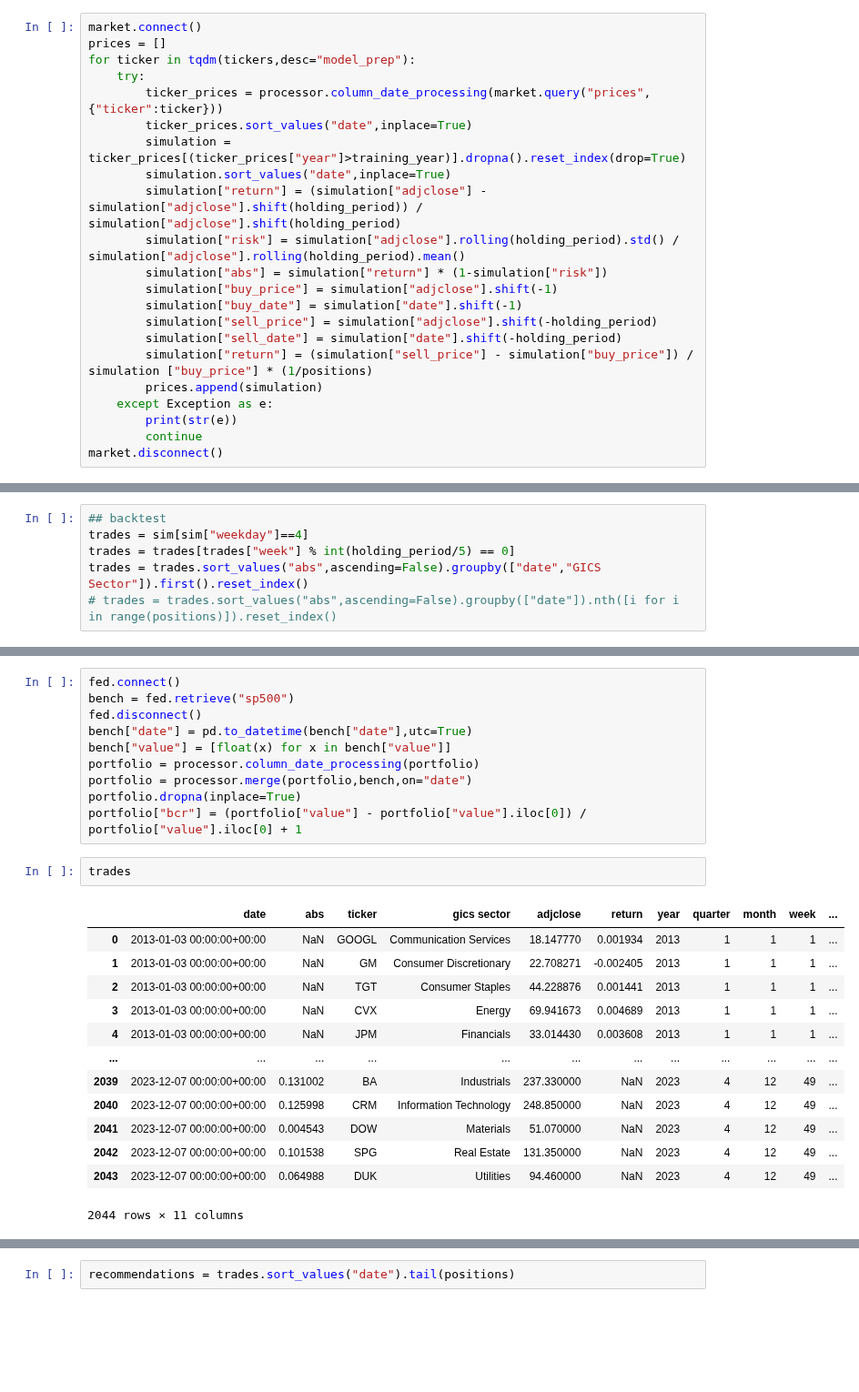
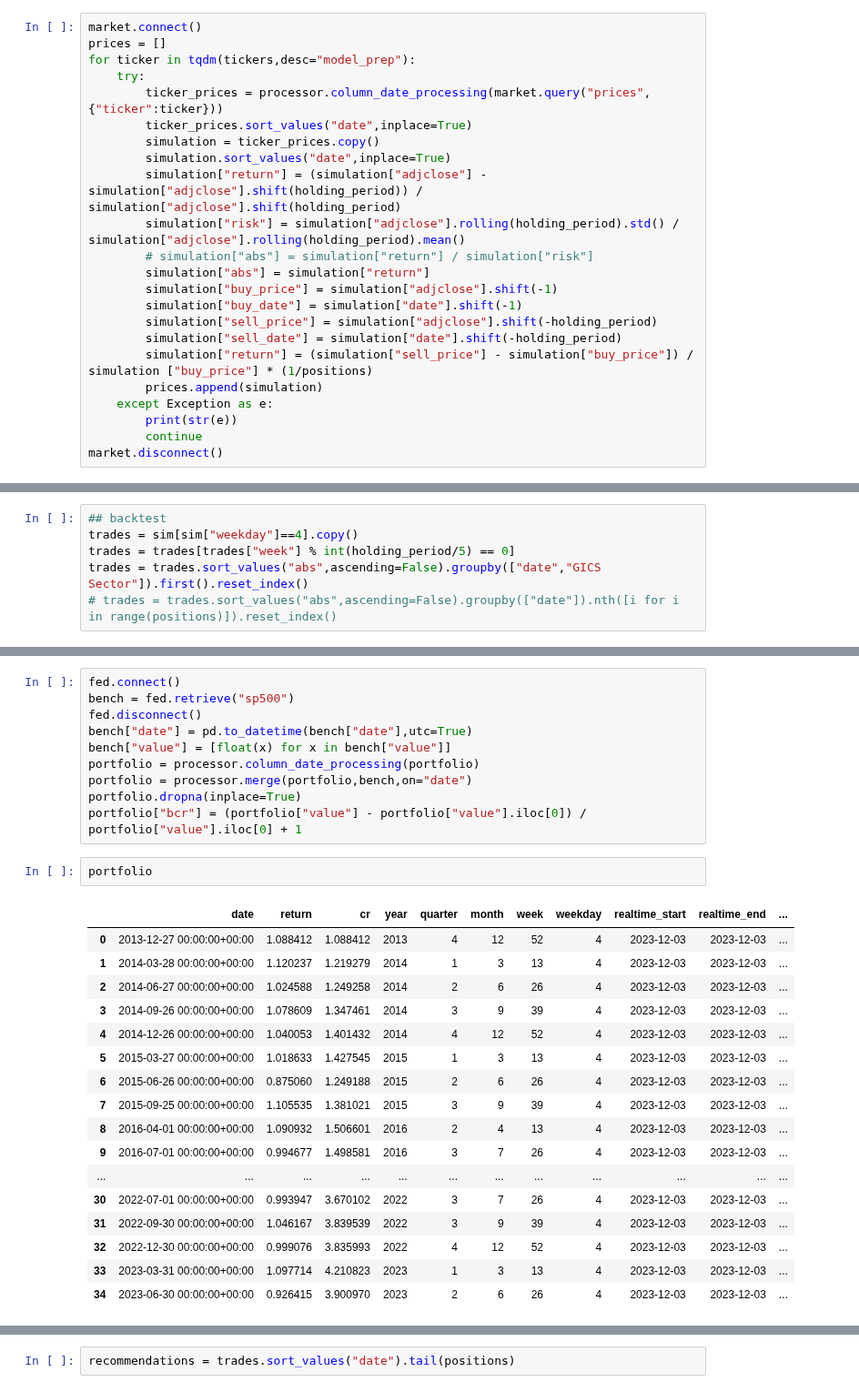
Before and after one commit to chung-ejy/sapling, a Jupyter notebook: rapidroses.ipynb, the cells around one changed output, grey strips where cells are left out. Shown at 91% size. Drawn from its saved outputs; the diff is of its cells as text; blank space fills up the shorter version.

```diff
--- a/rapidroses.ipynb
+++ b/rapidroses.ipynb
@@ -29,11 +29,12 @@ for ticker in tqdm(tickers,desc="model_prep"):
     try:
         ticker_prices = processor.column_date_processing(market.query("prices",{"ticker":ticker}))
         ticker_prices.sort_values("date",inplace=True)
-        simulation = ticker_prices[(ticker_prices["year"]>training_year)].dropna().reset_index(drop=True)
+        simulation = ticker_prices.copy()
         simulation.sort_values("date",inplace=True)
         simulation["return"] = (simulation["adjclose"] - simulation["adjclose"].shift(holding_period)) / simulation["adjclose"].shift(holding_period)
         simulation["risk"] = simulation["adjclose"].rolling(holding_period).std() / simulation["adjclose"].rolling(holding_period).mean()
-        simulation["abs"] = simulation["return"] * (1-simulation["risk"])
+        # simulation["abs"] = simulation["return"] / simulation["risk"]
+        simulation["abs"] = simulation["return"]
         simulation["buy_price"] = simulation["adjclose"].shift(-1)
         simulation["buy_date"] = simulation["date"].shift(-1)
         simulation["sell_price"] = simulation["adjclose"].shift(-holding_period)
@@ -107,7 +55,7 @@ sim.sort_values("date",inplace=True)
 sim = processor.merge(sim,sp500,on="ticker")
 # %%
 ## backtest
-trades = sim[sim["weekday"]==4]
+trades = sim[sim["weekday"]==4].copy()
 trades = trades[trades["week"] % int(holding_period/5) == 0]
 trades = trades.sort_values("abs",ascending=False).groupby(["date","GICS Sector"]).first().reset_index()
 # trades = trades.sort_values("abs",ascending=False).groupby(["date"]).nth([i for i in range(positions)]).reset_index()
@@ -130,21 +78,25 @@ portfolio = processor.merge(portfolio,bench,on="date")
 portfolio.dropna(inplace=True)
 portfolio["bcr"] = (portfolio["value"] - portfolio["value"].iloc[0]) / portfolio["value"].iloc[0] + 1
 # %%
-trades
+portfolio
 # %% [output]
-|  | date | abs | ticker | gics sector | adjclose | return | year | quarter | month | week | ... |
-| 0 | 2013-01-03 00:00:00+00:00 | NaN | GOOGL | Communication Services | 18.147770 | 0.001934 | 2013 | 1 | 1 | 1 | ... |
-| 1 | 2013-01-03 00:00:00+00:00 | NaN | GM | Consumer Discretionary | 22.708271 | -0.002405 | 2013 | 1 | 1 | 1 | ... |
-| 2 | 2013-01-03 00:00:00+00:00 | NaN | TGT | Consumer Staples | 44.228876 | 0.001441 | 2013 | 1 | 1 | 1 | ... |
-| 3 | 2013-01-03 00:00:00+00:00 | NaN | CVX | Energy | 69.941673 | 0.004689 | 2013 | 1 | 1 | 1 | ... |
-| 4 | 2013-01-03 00:00:00+00:00 | NaN | JPM | Financials | 33.014430 | 0.003608 | 2013 | 1 | 1 | 1 | ... |
+|  | date | return | cr | year | quarter | month | week | weekday | realtime_start | realtime_end | ... |
+| 0 | 2013-12-27 00:00:00+00:00 | 1.088412 | 1.088412 | 2013 | 4 | 12 | 52 | 4 | 2023-12-03 | 2023-12-03 | ... |
+| 1 | 2014-03-28 00:00:00+00:00 | 1.120237 | 1.219279 | 2014 | 1 | 3 | 13 | 4 | 2023-12-03 | 2023-12-03 | ... |
+| 2 | 2014-06-27 00:00:00+00:00 | 1.024588 | 1.249258 | 2014 | 2 | 6 | 26 | 4 | 2023-12-03 | 2023-12-03 | ... |
+| 3 | 2014-09-26 00:00:00+00:00 | 1.078609 | 1.347461 | 2014 | 3 | 9 | 39 | 4 | 2023-12-03 | 2023-12-03 | ... |
+| 4 | 2014-12-26 00:00:00+00:00 | 1.040053 | 1.401432 | 2014 | 4 | 12 | 52 | 4 | 2023-12-03 | 2023-12-03 | ... |
+| 5 | 2015-03-27 00:00:00+00:00 | 1.018633 | 1.427545 | 2015 | 1 | 3 | 13 | 4 | 2023-12-03 | 2023-12-03 | ... |
+| 6 | 2015-06-26 00:00:00+00:00 | 0.875060 | 1.249188 | 2015 | 2 | 6 | 26 | 4 | 2023-12-03 | 2023-12-03 | ... |
+| 7 | 2015-09-25 00:00:00+00:00 | 1.105535 | 1.381021 | 2015 | 3 | 9 | 39 | 4 | 2023-12-03 | 2023-12-03 | ... |
+| 8 | 2016-04-01 00:00:00+00:00 | 1.090932 | 1.506601 | 2016 | 2 | 4 | 13 | 4 | 2023-12-03 | 2023-12-03 | ... |
+| 9 | 2016-07-01 00:00:00+00:00 | 0.994677 | 1.498581 | 2016 | 3 | 7 | 26 | 4 | 2023-12-03 | 2023-12-03 | ... |
 | ... | ... | ... | ... | ... | ... | ... | ... | ... | ... | ... | ... |
-| 2039 | 2023-12-07 00:00:00+00:00 | 0.131002 | BA | Industrials | 237.330000 | NaN | 2023 | 4 | 12 | 49 | ... |
-| 2040 | 2023-12-07 00:00:00+00:00 | 0.125998 | CRM | Information Technology | 248.850000 | NaN | 2023 | 4 | 12 | 49 | ... |
-| 2041 | 2023-12-07 00:00:00+00:00 | 0.004543 | DOW | Materials | 51.070000 | NaN | 2023 | 4 | 12 | 49 | ... |
-| 2042 | 2023-12-07 00:00:00+00:00 | 0.101538 | SPG | Real Estate | 131.350000 | NaN | 2023 | 4 | 12 | 49 | ... |
-| 2043 | 2023-12-07 00:00:00+00:00 | 0.064988 | DUK | Utilities | 94.460000 | NaN | 2023 | 4 | 12 | 49 | ... |
+| 30 | 2022-07-01 00:00:00+00:00 | 0.993947 | 3.670102 | 2022 | 3 | 7 | 26 | 4 | 2023-12-03 | 2023-12-03 | ... |
+| 31 | 2022-09-30 00:00:00+00:00 | 1.046167 | 3.839539 | 2022 | 3 | 9 | 39 | 4 | 2023-12-03 | 2023-12-03 | ... |
+| 32 | 2022-12-30 00:00:00+00:00 | 0.999076 | 3.835993 | 2022 | 4 | 12 | 52 | 4 | 2023-12-03 | 2023-12-03 | ... |
+| 33 | 2023-03-31 00:00:00+00:00 | 1.097714 | 4.210823 | 2023 | 1 | 3 | 13 | 4 | 2023-12-03 | 2023-12-03 | ... |
+| 34 | 2023-06-30 00:00:00+00:00 | 0.926415 | 3.900970 | 2023 | 2 | 6 | 26 | 4 | 2023-12-03 | 2023-12-03 | ... |
-2044 rows × 11 columns
 # %%
 plt.plot(portfolio["date"].values,portfolio["cr"].values)
 plt.plot(portfolio["date"].values,portfolio["bcr"].values)
```
Also changed, not shown: parts of 4 cells of this notebook, 2 other files.
